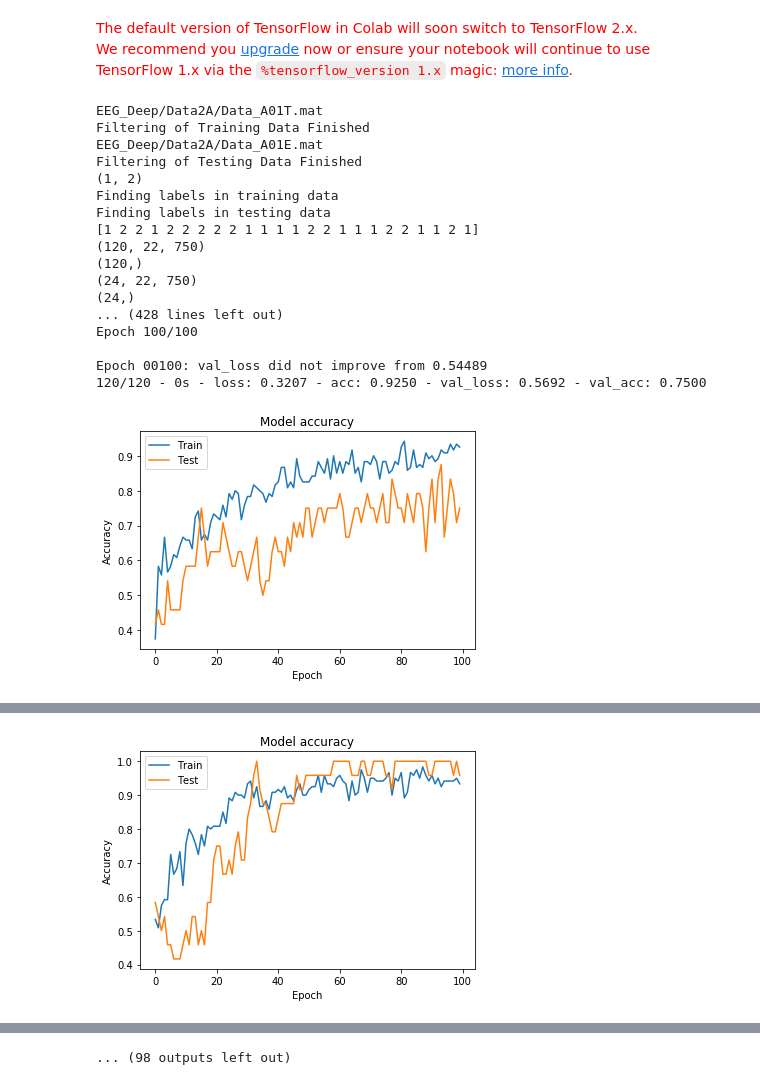
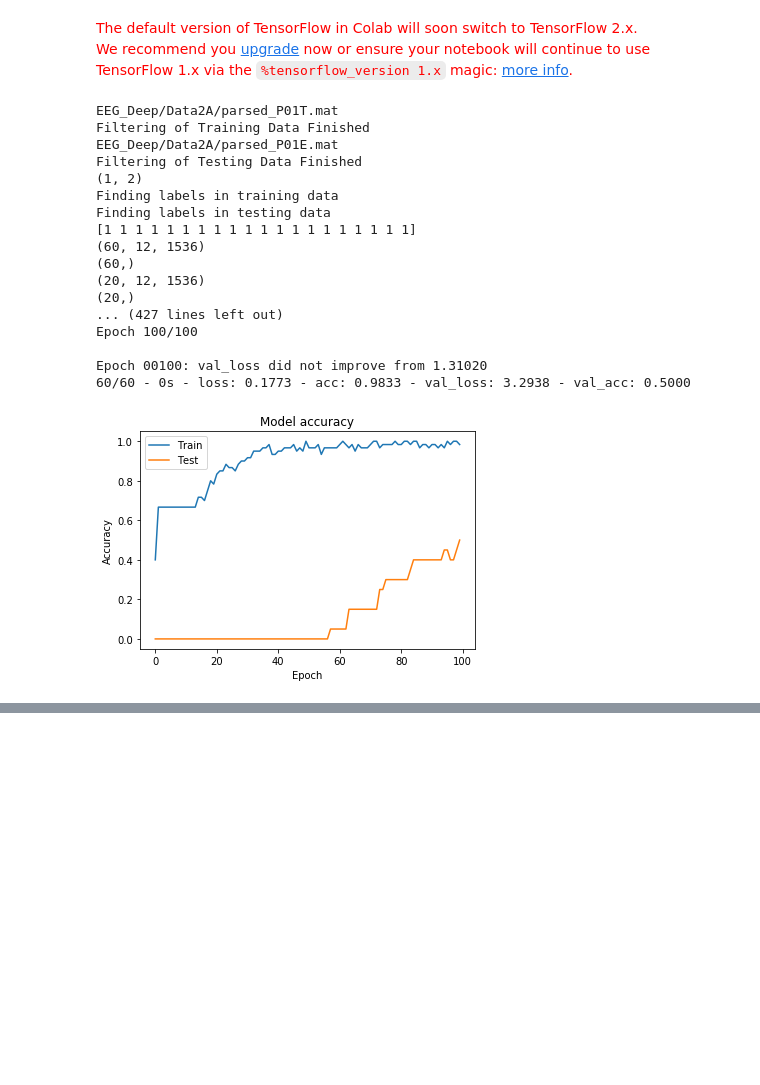
Before and after one commit to sagihaider/EEG_Deep, a Jupyter notebook: main_Single_Trial_Classification_PatientData.ipynb, the cells around one changed output, grey strips where cells are left out. Saved outputs shown, nothing was run; the diff lists cells and outputs as text; code cells hidden in the pictures; blank space fills up the shorter version.

```diff
--- a/main_Single_Trial_Classification_PatientData.ipynb
+++ b/main_Single_Trial_Classification_PatientData.ipynb
@@ -44,26 +45,26 @@ def butter_bandpass_filter(data, lowcut, highcut, fs, order=4):
 from numpy import zeros
 K.clear_session()
 cols = 6
-rows = 9
+rows = 10
 acc_all = zeros([rows, cols])
 loss_all = zeros([rows, cols])
-X_tr_c12 = np.empty([288, 22, 1875])
-X_ts_c12 = np.empty([288, 22, 1875])
+X_tr_c12 = np.empty([80, 12, 4096])
+X_ts_c12 = np.empty([80, 12, 4096])
 result=[]
 
 from itertools import combinations
-comb = combinations([1, 2, 3,4], 2)
+comb = combinations([1, 2, 3, 4], 2)
   # Print the obtained combinations
 bincomb=[]
 for i in list(comb):
     bincomb.append(i)
 
-for x in range(1,10):
-  fName = 'EEG_Deep/Data2A/Data_A0' + str(x) + 'T.mat'  # Load Data
+for x in range(1,2):
+  fName = 'EEG_Deep/Data2A/parsed_P0' + str(x) + 'T.mat'  # Load Data
   print(fName)
   mat = spio.loadmat(fName)
-  r_X_tr = mat['cleanRawEEGData']
-  r_y_tr = mat['cleanClassLabels']
+  r_X_tr = mat['RawEEGData']
+  r_y_tr = mat['Labels']
 
   ### Filter Data ###
   for t in range(r_X_tr.shape[0]):
@@ -72,7 +73,7 @@ for x in range(1,10):
     tril_filtered = butter_bandpass_filter(tril,
                                               lowcut=4,
                                               highcut=40,
-                                              fs=250,
+                                              fs=512,
                                               order=4)
     # tril_filtered = tril_filtered.transpose()
     X_tr_c12[t,:,:] = tril_filtered
@@ -80,18 +81,18 @@ for x in range(1,10):
   print("Filtering of Training Data Finished")
   ## Test Data Load
 
-  fName = 'EEG_Deep/Data2A/Data_A0' + str(x) + 'E.mat'  # Load Data
+  fName = 'EEG_Deep/Data2A/parsed_P0' + str(x) + 'E.mat'  # Load Data
   print(fName)
   mat = spio.loadmat(fName)
-  r_X_ts = mat['cleanRawEEGData']
-  r_y_ts = mat['cleanClassLabels']
+  r_X_ts = mat['RawEEGData']
+  r_y_ts = mat['Labels']
   for t in range(r_X_ts.shape[0]):
     tril = r_X_ts[t,:,:]
     # tril = tril.transpose()
     tril_filtered = butter_bandpass_filter(tril,
                                               lowcut=4,
                                               highcut=40,
-                                              fs=250,
+                                              fs=512,
                                               order=4)
     # tril_filtered = tril_filtered.transpose()
     X_ts_c12[t,:,:] = tril_filtered
@@ -128,10 +129,10 @@ for x in range(1,10):
       # print(np.shape(y_ts_12))
       del class1indx, class2indx, c1, c2
       # split data of each subject in training and validation
-      X_train = x_tr_12[0:120,:,500:1250]
-      Y_train = y_tr_12[0:120].ravel()
-      X_val   = x_tr_12[120:,:,500:1250]
-      Y_val   = y_tr_12[120:].ravel()
+      X_train = x_tr_12[0:60,:,1792:3328]
+      Y_train = y_tr_12[0:60].ravel()
+      X_val   = x_tr_12[60:,:,1792:3328]
+      Y_val   = y_tr_12[60:].ravel()
       print(Y_val)
       print(np.shape(X_train))
       print(np.shape(Y_train))
@@ -143,7 +144,7 @@ for x in range(1,10):
       Y_val       = np_utils.to_categorical(Y_val-1, num_classes=4)
       print(Y_val)
 
-      kernels, chans, samples = 1, 22, 750
+      kernels, chans, samples = 1, 12, 1536
       # convert data to NCHW (trials, kernels, channels, samples) format. Data
       # contains 22 channels and 500 time-points. Set the number of kernels to 1.
       X_train = X_train.reshape(X_train.shape[0], kernels, chans, samples)
@@ -153,7 +154,7 @@ for x in range(1,10):
       print(X_train.shape[0], 'train samples')
       print(X_val.shape[0], 'val samples')
 
-      X_test      = x_ts_12[:,:,500:1250]
+      X_test      = x_ts_12[:,:,1792:3328]
       Y_test      = y_ts_12[:]
       print(np.shape(X_test))
       print(np.shape(Y_test))
@@ -170,7 +171,7 @@ for x in range(1,10):
 
       # configure the EEGNet-8,2,16 model with kernel length of 32 samples (other
       # model configurations may do better, but this is a good starting point)
-      model = EEGNet(nb_classes = 4, Chans = 22, Samples = 750,
+      model = EEGNet(nb_classes = 4, Chans = 12, Samples = 1536,
                      dropoutRate = 0.5, kernLength = 25, F1 = 8,
                      D = 2, F2 = 16, norm_rate = 0.25, dropoutType = 'Dropout')
 
@@ -199,42 +200,42 @@ for x in range(1,10):
       plt.title('Model accuracy')
       plt.ylabel('Accuracy')
       plt.xlabel('Epoch')
       plt.legend(['Train', 'Test'], loc='upper left')
       plt.show()
       figName = 'Accuracy_A0' + str(x) + '.png'
       plt.savefig(figName)
 
       print('\n# Evaluate on test data')
       results = model.evaluate(X_test, Y_test, batch_size=1)
       print('test loss, test acc:', results)
 
       loss_all[x - 1, k-1] = results[0]
       acc_all[x - 1, k-1] = results[1]
 
       from keras import backend as K
       # Do some code, e.g. train and save model
       K.clear_session()
 
 
 print(loss_all)
 print(acc_all)
 # %% [output]
-EEG_Deep/Data2A/Data_A01T.mat
+EEG_Deep/Data2A/parsed_P01T.mat
 Filtering of Training Data Finished
-EEG_Deep/Data2A/Data_A01E.mat
+EEG_Deep/Data2A/parsed_P01E.mat
 Filtering of Testing Data Finished
 (1, 2)
 Finding labels in training data
 Finding labels in testing data
-[1 2 2 1 2 2 2 2 2 1 1 1 1 2 2 1 1 1 2 2 1 1 2 1]
-(120, 22, 750)
-(120,)
-(24, 22, 750)
-(24,)
-... (428 lines left out)
+[1 1 1 1 1 1 1 1 1 1 1 1 1 1 1 1 1 1 1 1]
+(60, 12, 1536)
+(60,)
+(20, 12, 1536)
+(20,)
+... (427 lines left out)
 Epoch 100/100
 
-Epoch 00100: val_loss did not improve from 0.54489
-120/120 - 0s - loss: 0.3207 - acc: 0.9250 - val_loss: 0.5692 - val_acc: 0.7500
+Epoch 00100: val_loss did not improve from 1.31020
+60/60 - 0s - loss: 0.1773 - acc: 0.9833 - val_loss: 3.2938 - val_acc: 0.5000
-[figure, old version]
+[figure, new version]
 # Evaluate on test data
@@ -257 +257,0 @@ Epoch 00100: val_loss did not improve from 0.09245
-[figure, removed]
@@ -330,4 +263,3 @@ Epoch 00100: val_loss did not improve from 0.62266
-... (98 outputs left out)
 # %%
 import pandas as pd
 df_accl_all = pd.DataFrame({'12': acc_all[:, 0], '13': acc_all[:, 1],'14': acc_all[:, 2], '23': acc_all[:, 3],'24': acc_all[:, 4], '34': acc_all[:, 5]})
```
Also changed, not shown: parts of 2 cells of this notebook.
